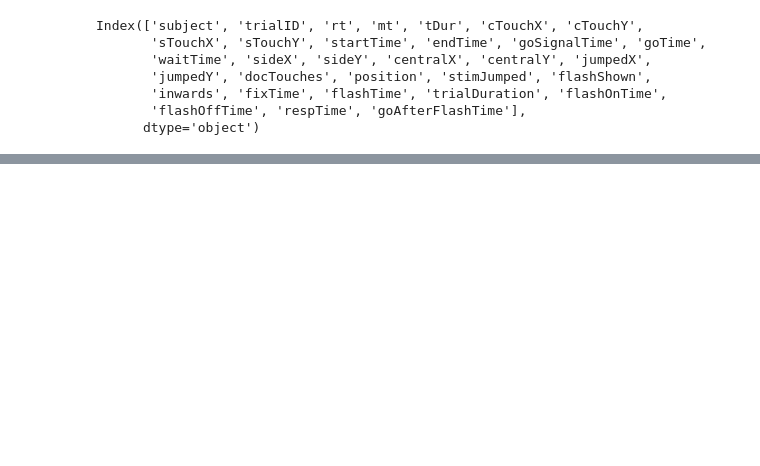
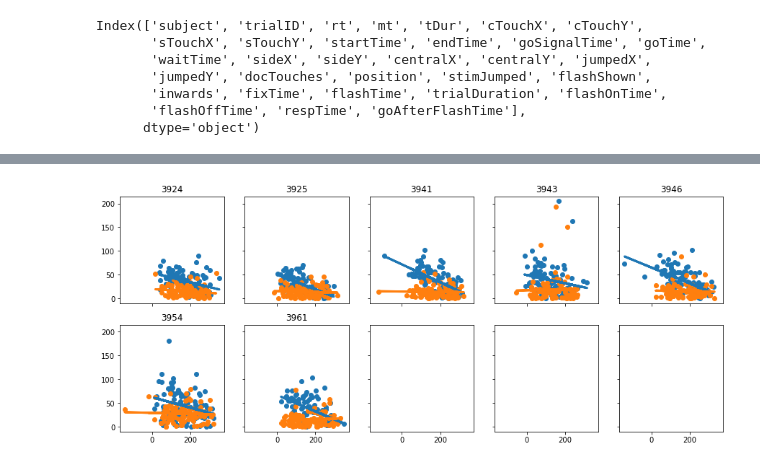
Before and after one commit to ClaraKuper/ManualInhibitionOnline, a Jupyter notebook: analysis/Sanity_Check.ipynb, the cells around one changed output, grey strips where cells are left out. Saved outputs shown, nothing was run; the diff lists cells and outputs as text; code cells hidden in the pictures; blank space fills up the shorter version.

```diff
--- a/analysis/Sanity_Check.ipynb
+++ b/analysis/Sanity_Check.ipynb
@@ -272,3 +487,11 @@ sdf = data[data.component == 'Outro_General']
+# %%
+# check if there are missing responses from a participant:
+
+for s in subjects:
+
+    if len(sdf[sdf.subject == s]) == 0:
+
+        print('subject {} did not complete the survey'.format(s))
 # %%
 # check survey
 # plot the distribution of responses in pie charts
@@ -433,3 +671,89 @@ Stay coefficient: [[-0.01360253]]
+# %%
+# Check data quality jump:
+# error response - jumped target decreases with time
+
+# compute the x error relative to the jumped dot
+df_jump['xError'] = df_jump.jumpedX - df_jump.sTouchX
+df_jump['soa'] = df_jump.goTime - df_jump.flashTime
+
+def check_soa_xerror_correlation(subjects, data):
+
+    """
+    Check if the touch error on jump trials decreases with longer processing time.
+    This function creates plots for every subject and prints an alert if the regression looked weird
+
+    INPUT:
+    subjects: array of all subjects
+    data: pd dataframe from the jump component with all subjects
+
+    OUTPUT:
+    None
+    """
+
+    # get the subjects
+    nsubs = len(subjects)
+    # always plot 5 columns
+    plotcols = 5
+    # plot as many rows as needed
+    plotrows = int(np.ceil(nsubs/plotcols))
+    # plot panels are 3x3
+    size_per_panel = 3
+
+    # initialize the plots
+    fig_soa_xerror, axs_soa_xerror = plt.subplots(plotrows,plotcols, figsize = (size_per_panel * plotcols, size_per_panel * plotrows), sharex = True, sharey = True)
+
+    # loop over all subjects
+    for s_idx, s in enumerate(subjects):
+
+        # filter the data per subject
+        s_df = data[data.subject == s]
+
+        # split data in jump and stay
+        jump_idx = s_df.stimJumped == 1.0
+        stay_idx = s_df.stimJumped == 0.0
+
+        # distance from mean error
+        x_error_jump = abs(s_df[jump_idx].xError - np.mean(s_df[jump_idx].xError))
+        x_error_stay = abs(s_df[stay_idx].xError - np.mean(s_df[stay_idx].xError))
+
+        # 1. plot
+        axs_soa_xerror.flatten()[s_idx].scatter(s_df[jump_idx].soa, x_error_jump)
+        axs_soa_xerror.flatten()[s_idx].scatter(s_df[stay_idx].soa, x_error_stay)
+        axs_soa_xerror.flatten()[s_idx].set_title(s)
+
+        # 2. build regression
+
+        # 2. linear regression
+        regr_jump = linear_model.LinearRegression()
+        regr_jump.fit(s_df[jump_idx].soa.values.reshape(-1,1), x_error_jump.values.reshape(-1,1))
+
+        regr_stay = linear_model.LinearRegression()
+        regr_stay.fit(s_df[stay_idx].soa.values.reshape(-1,1), x_error_stay.values.reshape(-1,1))
+
+        x_error_jump_pred = regr_jump.predict(s_df[jump_idx].soa.values.reshape(-1,1))
+        x_error_stay_pred = regr_stay.predict(s_df[stay_idx].soa.values.reshape(-1,1))
+
+        axs_soa_xerror.flatten()[s_idx].plot(s_df[jump_idx].soa, x_error_jump_pred, linewidth = 3);
+        axs_soa_xerror.flatten()[s_idx].plot(s_df[stay_idx].soa, x_error_stay_pred, linewidth = 3);
+
+        # check two conditions:
+
+        # cond1 : the correlation coefficient for the jump task should be negative
+        if regr_jump.coef_ >=0:
+            print('subject {} has a non-negative correlation between SOA and x-Error. The computed coeffiecient was: {}'.format(s, regr_jump.coef_))
+
+        # cond2: the correlation. coefficient for jump is more negative than the correlation coefficient for stay
+        if regr_stay.coef_< regr_jump.coef_ :
+
+            print('the correlation between SOA and x-Error was more negative in the stay condition.')
+            print('Subject: {}'.format(s))
+            print('Coeffient jump: {}'.format(regr_jump.coef_))
+            print('Coeffient stay: {}'.format(regr_stay.coef_))
+
+# check the regression
+check_soa_xerror_correlation(subjects, df_jump)
+# %% [output]
+[figure, added]
 # %%
 # transform the serial data set to one column for each button touch
 
```
Also changed, not shown: parts of 63 cells of this notebook, 11 other files.
